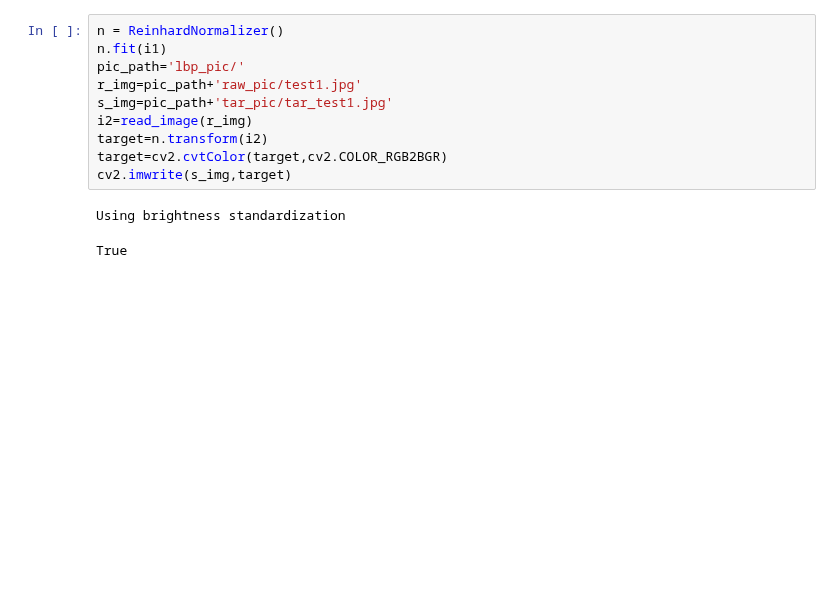
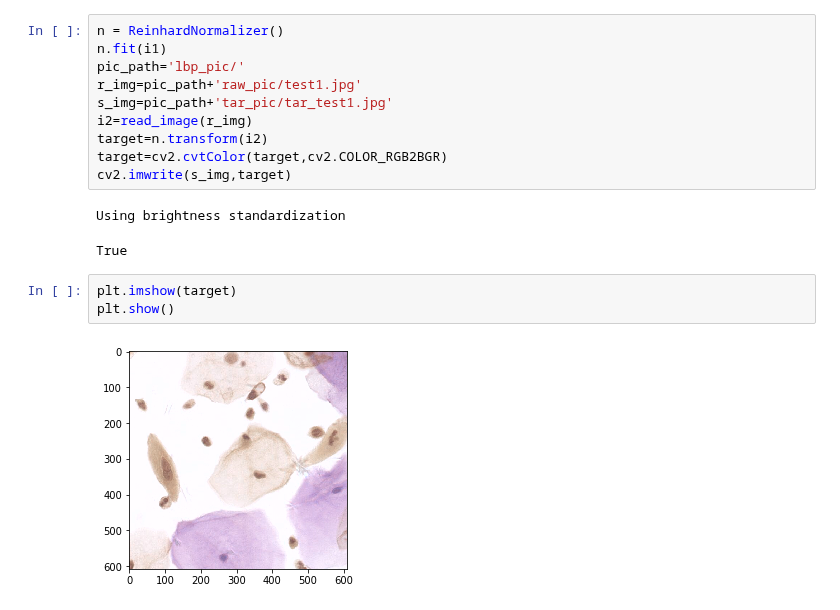
Before and after one commit to liyu10000/tct, a Jupyter notebook: train_c1/StainTools/lbp_short_demo.ipynb, the cells around one changed output. Cells and saved outputs as stored; diff of their text form; blank space fills up the shorter version.

Commit message:
tested image stain

```diff
--- a/train_c1/StainTools/lbp_short_demo.ipynb
+++ b/train_c1/StainTools/lbp_short_demo.ipynb
@@ -36,6 +36,11 @@ cv2.imwrite(s_img,target)
 # %% [output]
 Using brightness standardization
 True
+# %%
+plt.imshow(target)
+plt.show()
+# %% [output]
+[figure, added]
 # %%
 n = ReinhardNormalizer()
 n.fit(i1)
```
Also changed, not shown: parts of 3 cells of this notebook, 35 other files.
